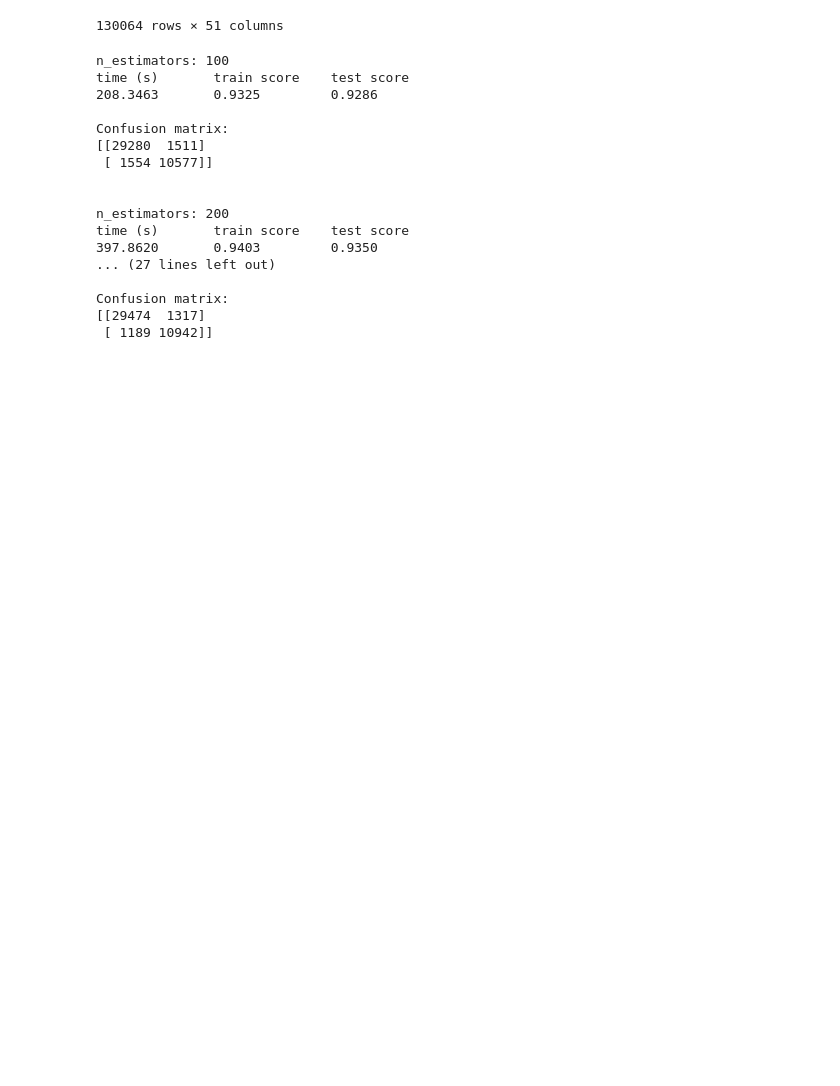
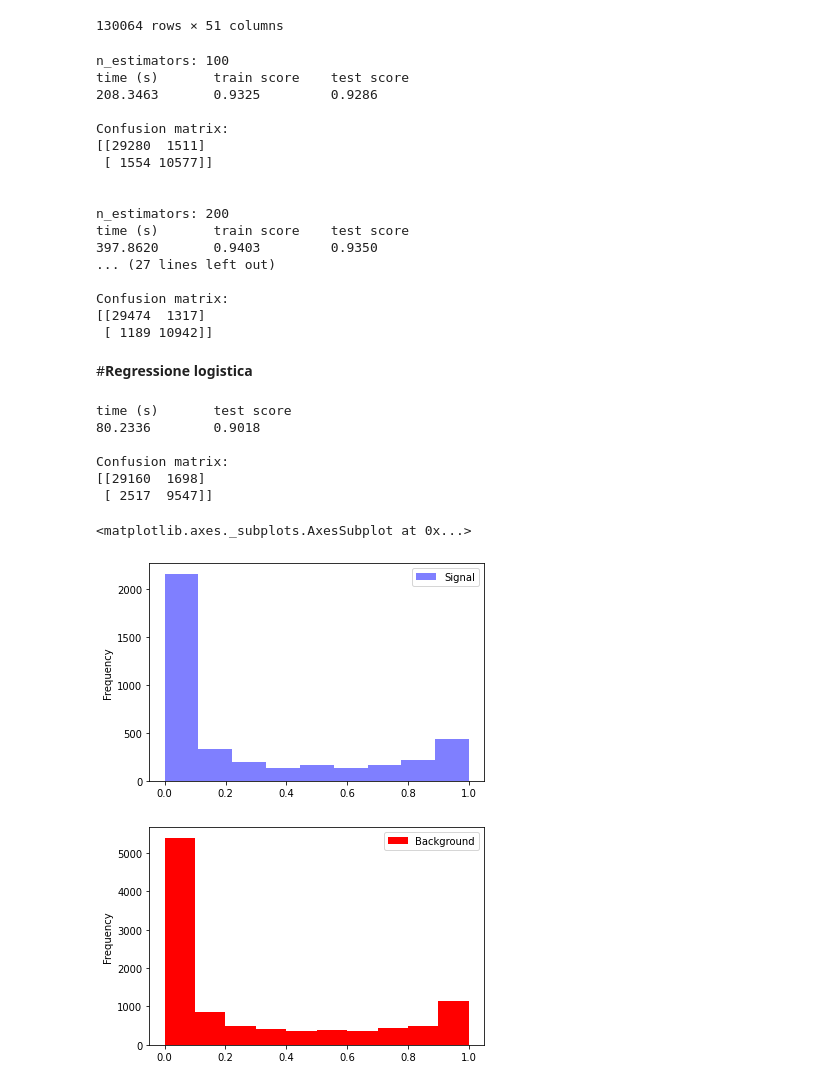
Before and after one commit to PaoDeV99/ML_Progetto1_G72, a Jupyter notebook: p1_g72_gboost.ipynb, the cells around one changed output. Saved outputs shown, nothing was run; the diff lists cells and outputs as text; code cells hidden in the pictures; blank space fills up the shorter version.

```diff
--- a/p1_g72_gboost.ipynb
+++ b/p1_g72_gboost.ipynb
@@ -163,0 +154,41 @@ Confusion matrix:
+# %% [markdown]
+#**Regressione logistica**
+# %%
+from sklearn.linear_model import LogisticRegressionCV
+
+logreg = LogisticRegressionCV()
+
+start_time = time.time()
+logreg.fit(x_train, y_train)
+logreg_runtime = time.time() - start_time
+logregacc = logreg.score(x_test, y_test)
+logregpred = logreg.predict(x_test)
+
+logreg_result = (logreg_runtime, logregacc)
+print('{0:<15}{1:<15}'.format("time (s)", "test score"))
+print('{0:<15.4f}{1:<15.4f}'.format(*logreg_result))
+print('\nConfusion matrix:')
+print(confusion_matrix(y_test, logregpred))
+print('\n')
+# %% [output]
+time (s)       test score
+80.2336        0.9018
+
+Confusion matrix:
+[[29160  1698]
+ [ 2517  9547]]
+# %%
+# grafico delle probabilità delle due classi:
+logreg_prob = logreg.predict_proba(x_test)
+#Signal = df_test.iloc[:,0:1]
+
+df_test_acc = pd.DataFrame({'PROB':logreg_prob[:,1]})
+df_test_acc['SIG']=y_test
+df_test_acc_sig = df_test_acc.query('SIG==1')
+df_test_acc_bkg = df_test_acc.query('SIG==0')
+df_test_acc_sig.plot(kind='hist',y='PROB',color='blue',alpha=0.5,bins=np.linspace(0,1,10),label='Signal')
+df_test_acc_bkg.plot(kind='hist',y='PROB',color='red',label='Background')
+# %% [output]
+<matplotlib.axes._subplots.AxesSubplot at 0x...>
+[figure, added]
+[figure, added]
```
Also changed, not shown: parts of 5 cells of this notebook.
